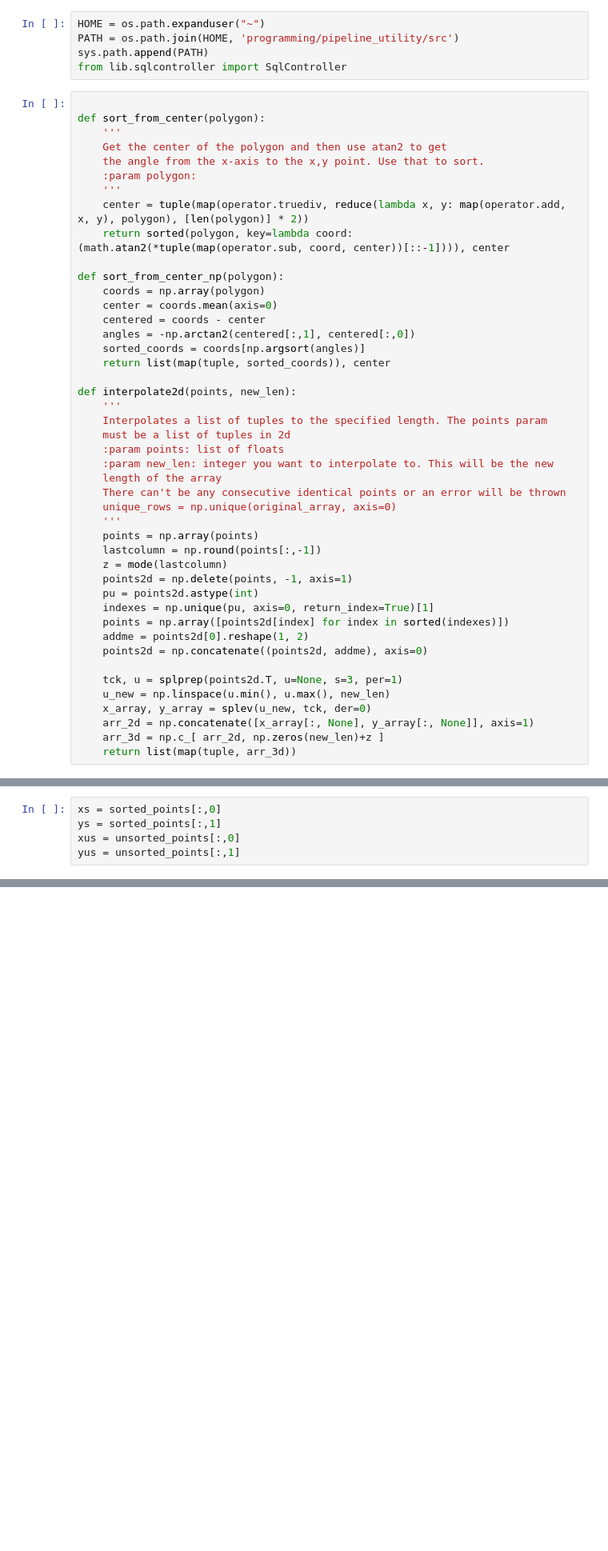
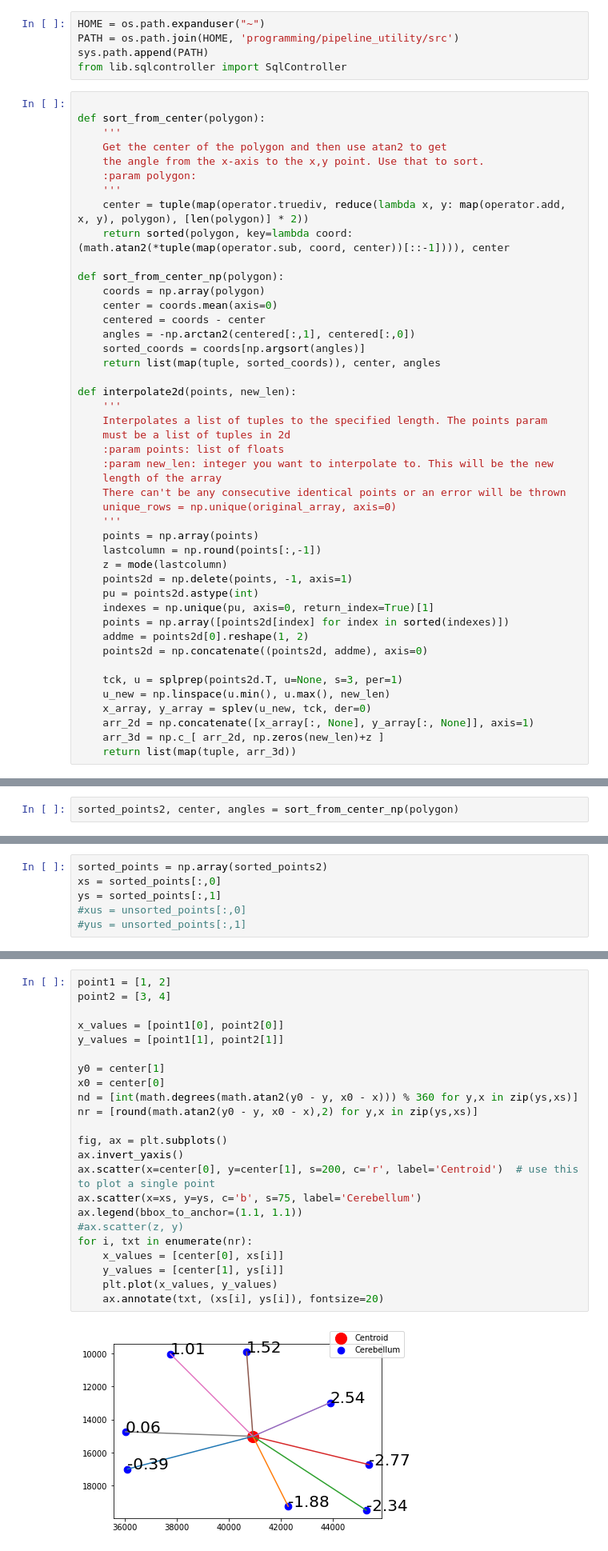
Before and after one commit to ActiveBrainAtlas2/preprocessing-pipeline, a Jupyter notebook: in_development/shared/draw_arctangent.ipynb, the cells around one changed output, grey strips where cells are left out. Shown at 80% size. Cells and saved outputs as stored; diff of their text form; blank space fills up the shorter version.

Commit message:
Wrote a notebook for polygons2numpy2cloudvolume2ng

```diff
--- a/in_development/shared/draw_arctangent.ipynb
+++ b/in_development/shared/draw_arctangent.ipynb
@@ -28,7 +27,7 @@ def sort_from_center_np(polygon):
     centered = coords - center
     angles = -np.arctan2(centered[:,1], centered[:,0])
     sorted_coords = coords[np.argsort(angles)]
-    return list(map(tuple, sorted_coords)), center
+    return list(map(tuple, sorted_coords)), center, angles
 
 def interpolate2d(points, new_len):
     '''
@@ -68,2 +60,4 @@ print(sorted_points1)
+# %%
+sorted_points2, center, angles = sort_from_center_np(polygon)
 # %%
 print(sorted_points2)
@@ -72,5 +69,6 @@ print(sorted_points2)
 # %%
+sorted_points = np.array(sorted_points2)
 xs = sorted_points[:,0]
 ys = sorted_points[:,1]
-xus = unsorted_points[:,0]
-yus = unsorted_points[:,1]
+#xus = unsorted_points[:,0]
+#yus = unsorted_points[:,1]
@@ -111,0 +99,25 @@ for x,y in zip(X,Y):
+# %%
+point1 = [1, 2]
+point2 = [3, 4]
+
+x_values = [point1[0], point2[0]]
+y_values = [point1[1], point2[1]]
+
+y0 = center[1]
+x0 = center[0]
+nd = [int(math.degrees(math.atan2(y0 - y, x0 - x))) % 360 for y,x in zip(ys,xs)]
+nr = [round(math.atan2(y0 - y, x0 - x),2) for y,x in zip(ys,xs)]
+
+fig, ax = plt.subplots()
+ax.invert_yaxis()
+ax.scatter(x=center[0], y=center[1], s=200, c='r', label='Centroid')  # use this to plot a single point
+ax.scatter(x=xs, y=ys, c='b', s=75, label='Cerebellum')
+ax.legend(bbox_to_anchor=(1.1, 1.1))
+#ax.scatter(z, y)
+for i, txt in enumerate(nr):
+    x_values = [center[0], xs[i]]
+    y_values = [center[1], ys[i]]
+    plt.plot(x_values, y_values)
+    ax.annotate(txt, (xs[i], ys[i]), fontsize=20)
+# %% [output]
+[figure, added]
```
Also changed, not shown: parts of 8 cells of this notebook, 4 other files.
